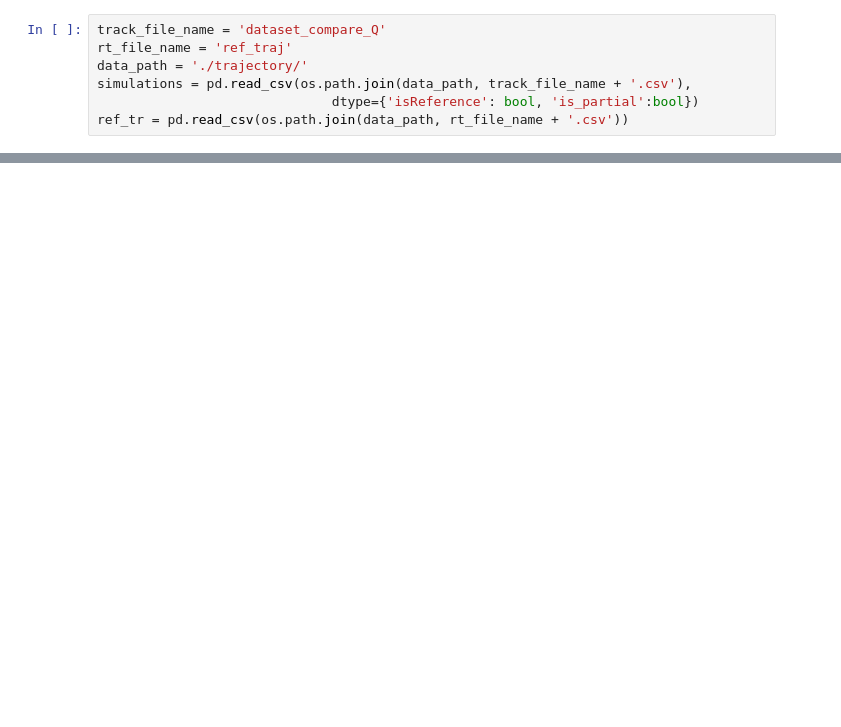
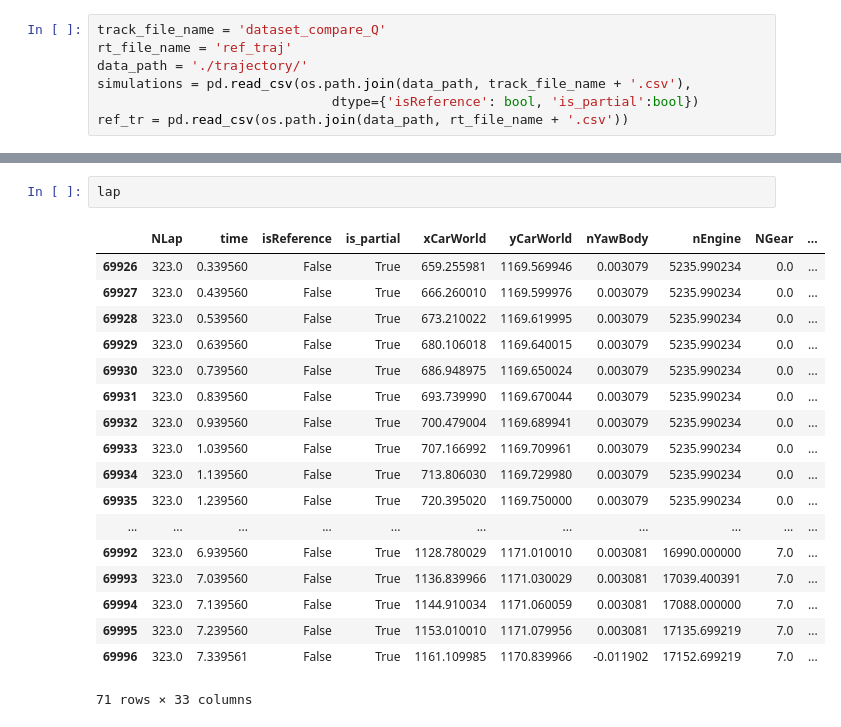
Before and after one commit to madhop/baRricheLlo, a Jupyter notebook: Untitled.ipynb, the cells around one changed output, grey strips where cells are left out. Drawn from its saved outputs; the diff is of its cells as text; blank space fills up the shorter version.

```diff
--- a/Untitled.ipynb
+++ b/Untitled.ipynb
@@ -110,0 +121,21 @@ ax.plot(m)
+# %%
+lap
+# %% [output]
+|  | NLap | time | isReference | is_partial | xCarWorld | yCarWorld | nYawBody | nEngine | NGear | ... |
+| 69926 | 323.0 | 0.339560 | False | True | 659.255981 | 1169.569946 | 0.003079 | 5235.990234 | 0.0 | ... |
+| 69927 | 323.0 | 0.439560 | False | True | 666.260010 | 1169.599976 | 0.003079 | 5235.990234 | 0.0 | ... |
+| 69928 | 323.0 | 0.539560 | False | True | 673.210022 | 1169.619995 | 0.003079 | 5235.990234 | 0.0 | ... |
+| 69929 | 323.0 | 0.639560 | False | True | 680.106018 | 1169.640015 | 0.003079 | 5235.990234 | 0.0 | ... |
+| 69930 | 323.0 | 0.739560 | False | True | 686.948975 | 1169.650024 | 0.003079 | 5235.990234 | 0.0 | ... |
+| 69931 | 323.0 | 0.839560 | False | True | 693.739990 | 1169.670044 | 0.003079 | 5235.990234 | 0.0 | ... |
+| 69932 | 323.0 | 0.939560 | False | True | 700.479004 | 1169.689941 | 0.003079 | 5235.990234 | 0.0 | ... |
+| 69933 | 323.0 | 1.039560 | False | True | 707.166992 | 1169.709961 | 0.003079 | 5235.990234 | 0.0 | ... |
+| 69934 | 323.0 | 1.139560 | False | True | 713.806030 | 1169.729980 | 0.003079 | 5235.990234 | 0.0 | ... |
+| 69935 | 323.0 | 1.239560 | False | True | 720.395020 | 1169.750000 | 0.003079 | 5235.990234 | 0.0 | ... |
+| ... | ... | ... | ... | ... | ... | ... | ... | ... | ... | ... |
+| 69992 | 323.0 | 6.939560 | False | True | 1128.780029 | 1171.010010 | 0.003081 | 16990.000000 | 7.0 | ... |
+| 69993 | 323.0 | 7.039560 | False | True | 1136.839966 | 1171.030029 | 0.003081 | 17039.400391 | 7.0 | ... |
+| 69994 | 323.0 | 7.139560 | False | True | 1144.910034 | 1171.060059 | 0.003081 | 17088.000000 | 7.0 | ... |
+| 69995 | 323.0 | 7.239560 | False | True | 1153.010010 | 1171.079956 | 0.003081 | 17135.699219 | 7.0 | ... |
+| 69996 | 323.0 | 7.339561 | False | True | 1161.109985 | 1170.839966 | -0.011902 | 17152.699219 | 7.0 | ... |
+71 rows × 33 columns
```
Also changed, not shown: parts of 12 cells of this notebook, 1 other file.
